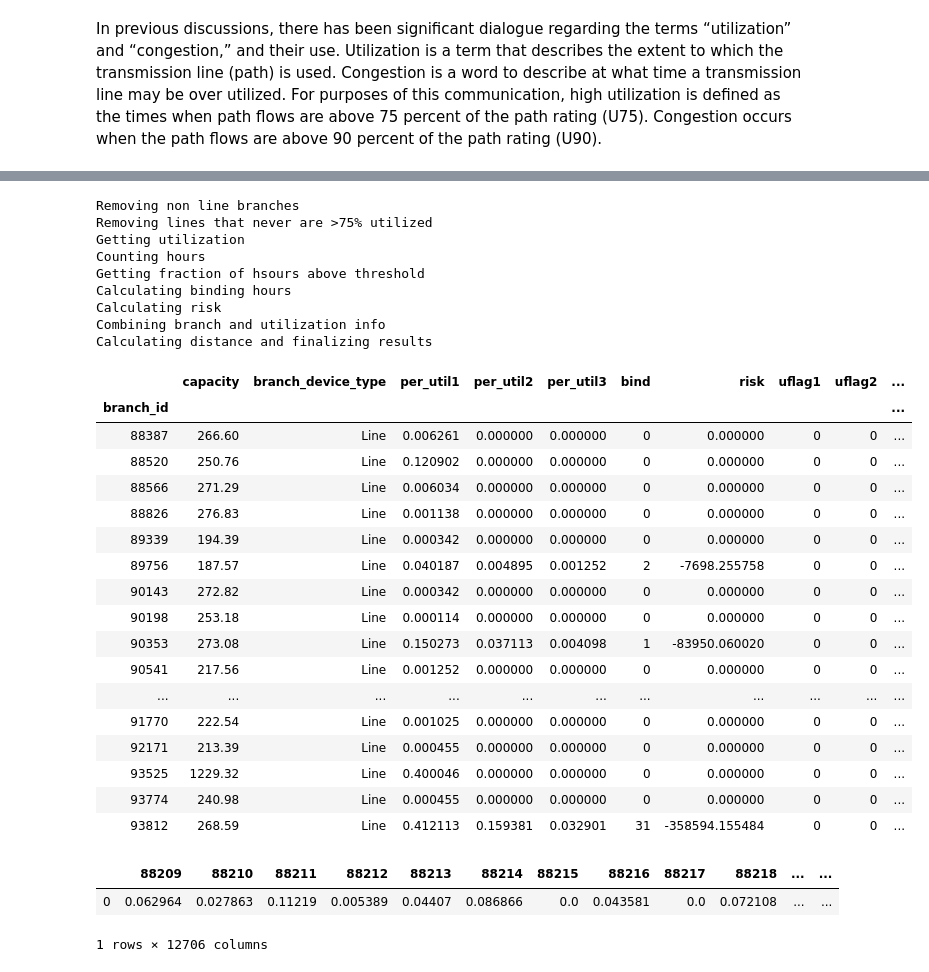
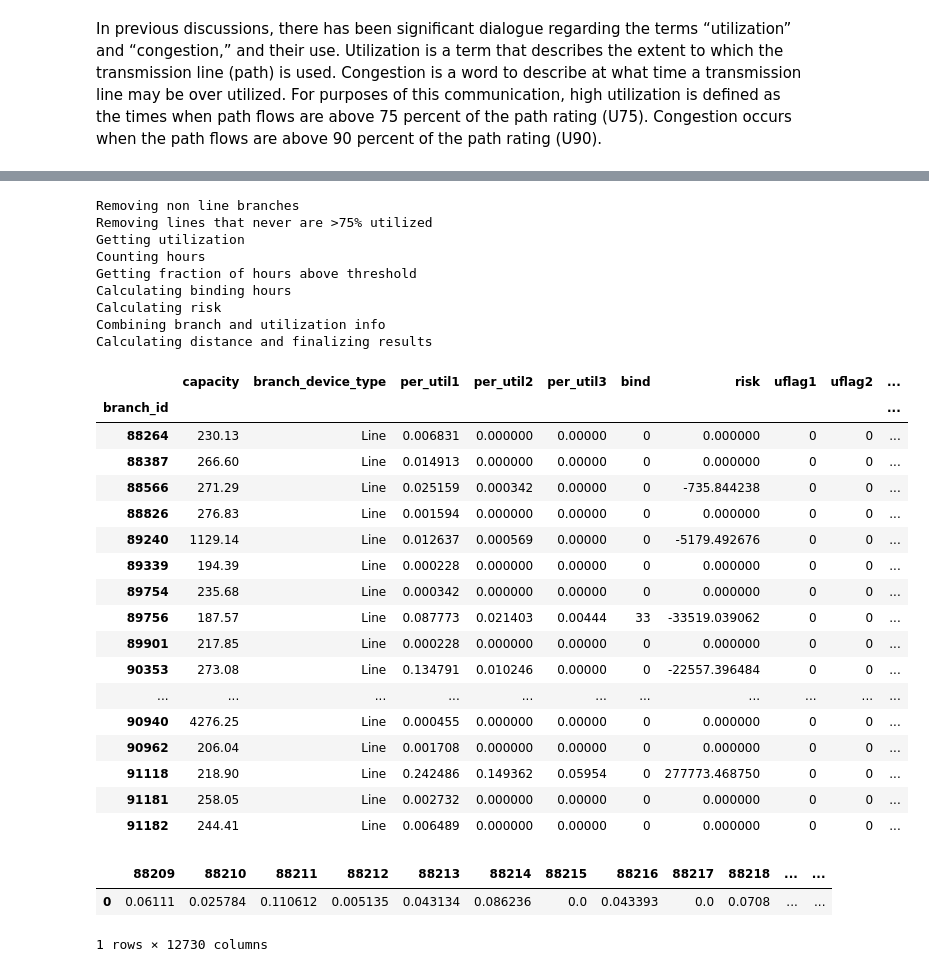
Before and after one commit to Breakthrough-Energy/PostREISE, a Jupyter notebook: postreise/analyze/transmission/demo/utilization_demo.ipynb, the cells around one changed output, grey strips where cells are left out. Saved outputs shown, nothing was run; the diff lists cells and outputs as text; code cells hidden in the pictures.

```diff
--- a/postreise/analyze/transmission/demo/utilization_demo.ipynb
+++ b/postreise/analyze/transmission/demo/utilization_demo.ipynb
@@ -24,8 +22,7 @@ The remaining paths were scored using two normalized metrics that quantify risk,
 In previous discussions, there has been significant dialogue regarding the terms “utilization” and “congestion,” and their use. Utilization is a term that describes the extent to which the transmission line (path) is used. Congestion is a word to describe at what time a transmission line may be over utilized. For purposes of this communication, high utilization is defined as the times when path flows are above 75 percent of the path rating (U75). Congestion occurs when the path flows are above 90 percent of the path rating (U90).
 # %%
 from postreise.analyze.transmission import utilization
-from postreise.plot import plot_utilization_map
 from powersimdata.scenario.scenario import Scenario
 
-scenario = Scenario('WesternBase_2016_noHVDC_Final_2019Sep')
+scenario = Scenario(599)
 # %% [output]
@@ -36,5 +47,5 @@ analyze
 # %%
 grid = scenario.state.get_grid()
-grid_branch = grid.branch
-pf = scenario.state.get_pf()
+branch = grid.branch
+pf = scenario.get_pf()
 # %% [output]
@@ -50,35 +52,35 @@ Loading bus2sub
 --> Loading PF
 # %%
-cong_all = utilization.generate_cong_stats(pf, grid_branch)
+congestion_stats = utilization.generate_cong_stats(pf, branch)
 # %% [output]
 Removing non line branches
 Removing lines that never are >75% utilized
 Getting utilization
 Counting hours
-Getting fraction of hsours above threshold
+Getting fraction of hours above threshold
 Calculating binding hours
 Calculating risk
 Combining branch and utilization info
 Calculating distance and finalizing results
 # %%
-cong_all.head(n=20)
+congestion_stats.head(n=20)
 # %% [output]
 |  | capacity | branch_device_type | per_util1 | per_util2 | per_util3 | bind | risk | uflag1 | uflag2 | ... |
 | branch_id |  |  |  |  |  |  |  |  |  | ... |
-| 88387 | 266.60 | Line | 0.006261 | 0.000000 | 0.000000 | 0 | 0.000000 | 0 | 0 | ... |
-| 88520 | 250.76 | Line | 0.120902 | 0.000000 | 0.000000 | 0 | 0.000000 | 0 | 0 | ... |
-| 88566 | 271.29 | Line | 0.006034 | 0.000000 | 0.000000 | 0 | 0.000000 | 0 | 0 | ... |
-| 88826 | 276.83 | Line | 0.001138 | 0.000000 | 0.000000 | 0 | 0.000000 | 0 | 0 | ... |
-| 89339 | 194.39 | Line | 0.000342 | 0.000000 | 0.000000 | 0 | 0.000000 | 0 | 0 | ... |
-| 89756 | 187.57 | Line | 0.040187 | 0.004895 | 0.001252 | 2 | -7698.255758 | 0 | 0 | ... |
-| 90143 | 272.82 | Line | 0.000342 | 0.000000 | 0.000000 | 0 | 0.000000 | 0 | 0 | ... |
-| 90198 | 253.18 | Line | 0.000114 | 0.000000 | 0.000000 | 0 | 0.000000 | 0 | 0 | ... |
-| 90353 | 273.08 | Line | 0.150273 | 0.037113 | 0.004098 | 1 | -83950.060020 | 0 | 0 | ... |
-| 90541 | 217.56 | Line | 0.001252 | 0.000000 | 0.000000 | 0 | 0.000000 | 0 | 0 | ... |
+| 88264 | 230.13 | Line | 0.006831 | 0.000000 | 0.00000 | 0 | 0.000000 | 0 | 0 | ... |
+| 88387 | 266.60 | Line | 0.014913 | 0.000000 | 0.00000 | 0 | 0.000000 | 0 | 0 | ... |
+| 88566 | 271.29 | Line | 0.025159 | 0.000342 | 0.00000 | 0 | -735.844238 | 0 | 0 | ... |
+| 88826 | 276.83 | Line | 0.001594 | 0.000000 | 0.00000 | 0 | 0.000000 | 0 | 0 | ... |
+| 89240 | 1129.14 | Line | 0.012637 | 0.000569 | 0.00000 | 0 | -5179.492676 | 0 | 0 | ... |
+| 89339 | 194.39 | Line | 0.000228 | 0.000000 | 0.00000 | 0 | 0.000000 | 0 | 0 | ... |
+| 89754 | 235.68 | Line | 0.000342 | 0.000000 | 0.00000 | 0 | 0.000000 | 0 | 0 | ... |
+| 89756 | 187.57 | Line | 0.087773 | 0.021403 | 0.00444 | 33 | -33519.039062 | 0 | 0 | ... |
+| 89901 | 217.85 | Line | 0.000228 | 0.000000 | 0.00000 | 0 | 0.000000 | 0 | 0 | ... |
+| 90353 | 273.08 | Line | 0.134791 | 0.010246 | 0.00000 | 0 | -22557.396484 | 0 | 0 | ... |
 | ... | ... | ... | ... | ... | ... | ... | ... | ... | ... | ... |
-| 91770 | 222.54 | Line | 0.001025 | 0.000000 | 0.000000 | 0 | 0.000000 | 0 | 0 | ... |
-| 92171 | 213.39 | Line | 0.000455 | 0.000000 | 0.000000 | 0 | 0.000000 | 0 | 0 | ... |
-| 93525 | 1229.32 | Line | 0.400046 | 0.000000 | 0.000000 | 0 | 0.000000 | 0 | 0 | ... |
-| 93774 | 240.98 | Line | 0.000455 | 0.000000 | 0.000000 | 0 | 0.000000 | 0 | 0 | ... |
-| 93812 | 268.59 | Line | 0.412113 | 0.159381 | 0.032901 | 31 | -358594.155484 | 0 | 0 | ... |
+| 90940 | 4276.25 | Line | 0.000455 | 0.000000 | 0.00000 | 0 | 0.000000 | 0 | 0 | ... |
+| 90962 | 206.04 | Line | 0.001708 | 0.000000 | 0.00000 | 0 | 0.000000 | 0 | 0 | ... |
+| 91118 | 218.90 | Line | 0.242486 | 0.149362 | 0.05954 | 0 | 277773.468750 | 0 | 0 | ... |
+| 91181 | 258.05 | Line | 0.002732 | 0.000000 | 0.00000 | 0 | 0.000000 | 0 | 0 | ... |
+| 91182 | 244.41 | Line | 0.006489 | 0.000000 | 0.00000 | 0 | 0.000000 | 0 | 0 | ... |
 # %%
@@ -88,6 +89,6 @@ ut_df = utilization.get_utilization(grid.branch, pf, median = True)
-# %%
-ut_df
-# %% [output]
-|  | 88209 | 88210 | 88211 | 88212 | 88213 | 88214 | 88215 | 88216 | 88217 | 88218 | ... | ... |
-| 0 | 0.062964 | 0.027863 | 0.11219 | 0.005389 | 0.04407 | 0.086866 | 0.0 | 0.043581 | 0.0 | 0.072108 | ... | ... |
-1 rows × 12706 columns
+# %%
+utilization.head()
+# %% [output]
+|  | 88209 | 88210 | 88211 | 88212 | 88213 | 88214 | 88215 | 88216 | 88217 | 88218 | ... | ... |
+| 0 | 0.06111 | 0.025784 | 0.110612 | 0.005135 | 0.043134 | 0.086236 | 0.0 | 0.043393 | 0.0 | 0.0708 | ... | ... |
+1 rows × 12730 columns
```
Also changed, not shown: parts of 5 cells of this notebook, 3 other files.
